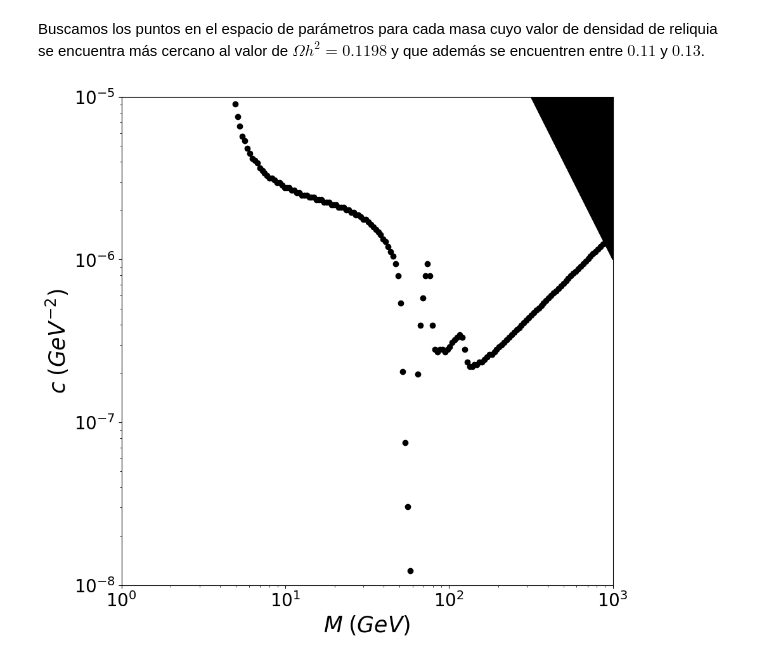
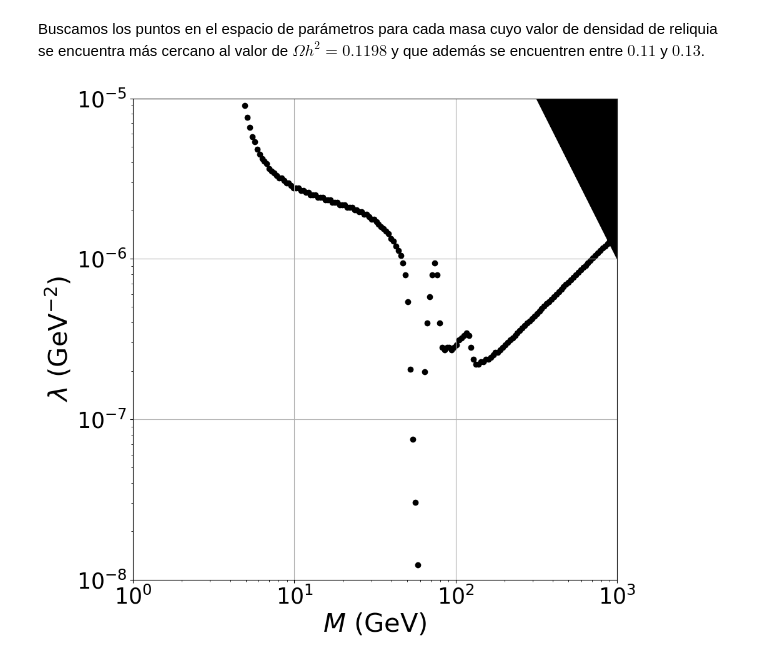
Before and after one commit to sgogoeg/tdg, a Jupyter notebook: Scripts/EFFRealPortal4/extract_relic_densities.ipynb, the cells around one changed output. Drawn from its saved outputs; the diff is of its cells as text; code cells hidden in the pictures.

```diff
--- a/Scripts/EFFRealPortal4/extract_relic_densities.ipynb
+++ b/Scripts/EFFRealPortal4/extract_relic_densities.ipynb
@@ -55,26 +55,27 @@ line = np.array(closest_values_list)
 # %%
 # Generando grafica de los resultados
 plt.figure(figsize=(10,10))
 
 plt.scatter(line[:,0],line[:,1], color = 'black')
 
 plt.xscale('log')
 plt.yscale('log')
 
-plt.xticks(size=20)
-plt.yticks(size=20)
+plt.xticks(size=25)
+plt.yticks(size=25)
 
-plt.xlabel(r"$M \; \left( GeV \right)$", size=25)
-plt.ylabel(r"$c \; \left( GeV^{-2} \right)$", size=25)
+plt.xlabel(r"$M$ (GeV)", size=30)
+plt.ylabel(r"$\lambda$ (GeV$^{-2}$)", size=30)
 
 linecutX = np.arange(1,1000,1)
 linecutY = 1/linecutX**2
 plt.fill_between(linecutX,linecutY, np.max(linecutY), color='black')
 
 plt.xlim(1,1000)
 plt.ylim(1e-8,1e-5)
 
-plt.savefig("relicdensity.eps")
+plt.grid()
+plt.savefig("relicdensity.eps", bbox_inches='tight')
 plt.show()
 # %% [output]
-[figure, old version]
+[figure, new version]
```
Also changed, not shown: 33 other files.
